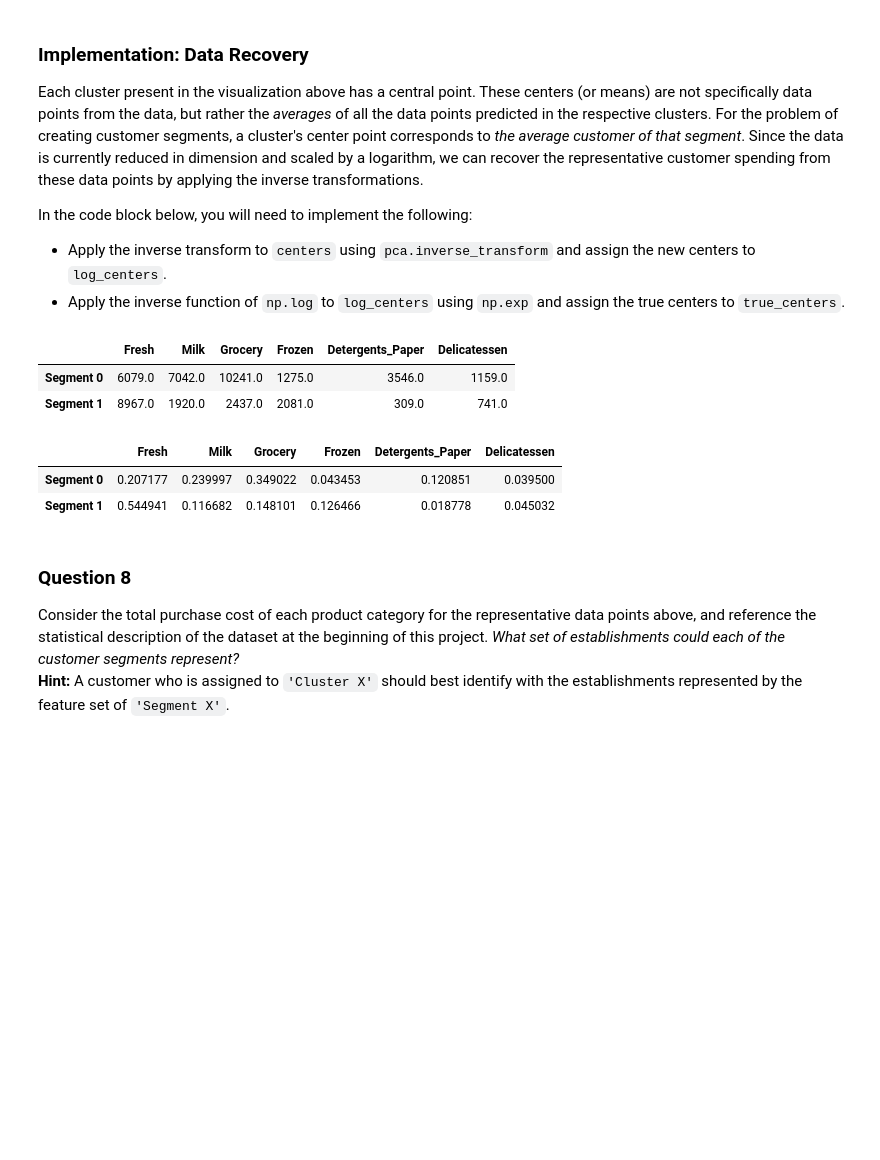
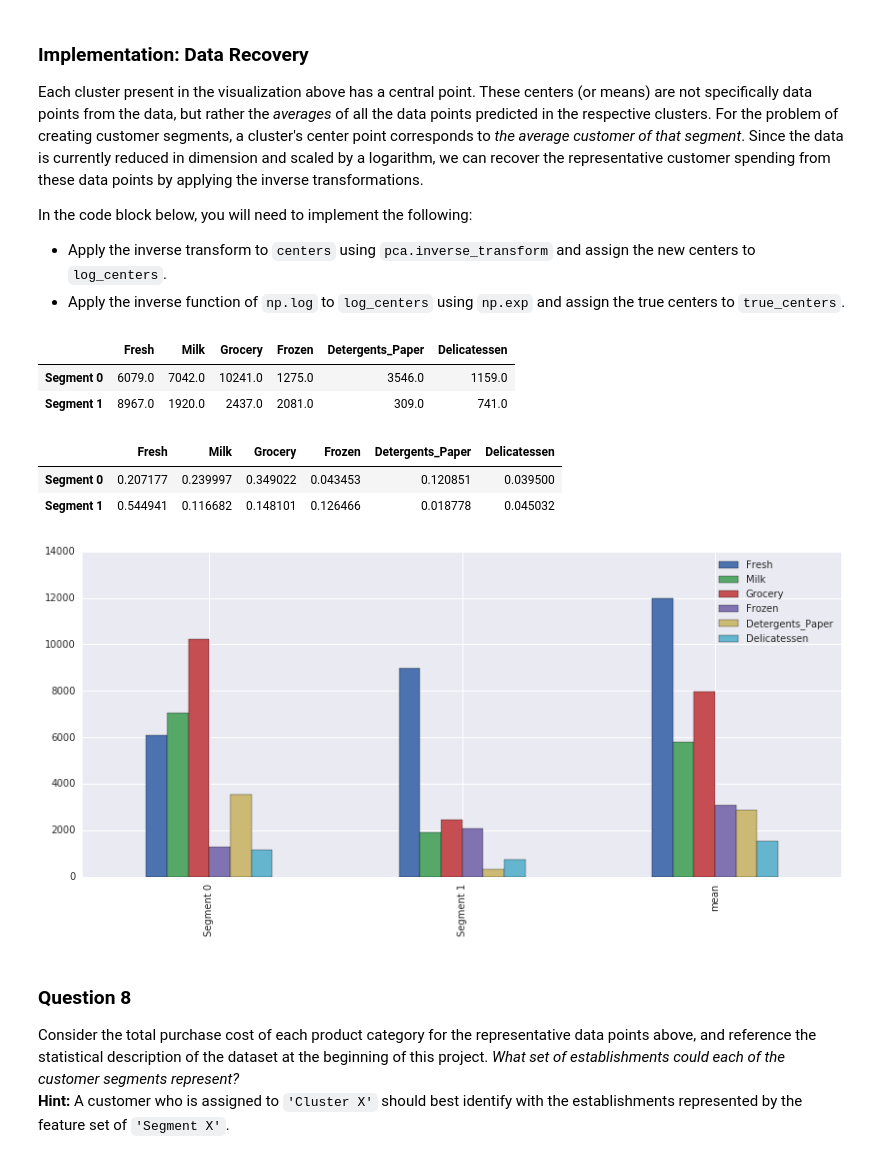
Before and after one commit to karsiyakalilar/udacity_ml_engineer_assignments, a Jupyter notebook: customer_segments.ipynb, the cells around one changed output. Drawn from its saved outputs; the diff is of its cells as text; code cells hidden in the pictures; blank space fills up the shorter version.

```diff
--- a/customer_segments.ipynb
+++ b/customer_segments.ipynb
@@ -541,31 +613,35 @@ In the code block below, you will need to implement the following:
 # %%
 # TODO: Inverse transform the centers
 log_centers = pca.inverse_transform(centers)
 
 # TODO: Exponentiate the centers
 true_centers = np.exp(log_centers)
 
 # Display the true centers
 segments = ['Segment {}'.format(i) for i in range(0,len(centers))]
 true_centers = pd.DataFrame(np.round(true_centers), columns = data.keys())
 true_centers.index = segments
 display(true_centers)
 
 _costs = true_centers.apply(np.sum, axis=1)
 _pcts = []
 for i,e in enumerate(_costs.values):
     _pct_cost = true_centers.loc["Segment " + str(i)] / e
     _pcts.append(_pct_cost)
 
 _normed_true_centers = pd.concat(_pcts, 1).T
 display(_normed_true_centers)
+
+true_centers_bar = true_centers.append(data.describe().loc['mean'])
+_ = true_centers_bar.plot(kind='bar', figsize=(14,6))
 # %% [output]
 |  | Fresh | Milk | Grocery | Frozen | Detergents_Paper | Delicatessen |
 | Segment 0 | 6079.0 | 7042.0 | 10241.0 | 1275.0 | 3546.0 | 1159.0 |
 | Segment 1 | 8967.0 | 1920.0 | 2437.0 | 2081.0 | 309.0 | 741.0 |
 |  | Fresh | Milk | Grocery | Frozen | Detergents_Paper | Delicatessen |
 | Segment 0 | 0.207177 | 0.239997 | 0.349022 | 0.043453 | 0.120851 | 0.039500 |
 | Segment 1 | 0.544941 | 0.116682 | 0.148101 | 0.126466 | 0.018778 | 0.045032 |
+[figure, added]
 # %% [markdown]
 ### Question 8
 Consider the total purchase cost of each product category for the representative data points above, and reference the statistical description of the dataset at the beginning of this project. *What set of establishments could each of the customer segments represent?*
```
Also changed, not shown: parts of 20 cells of this notebook.
